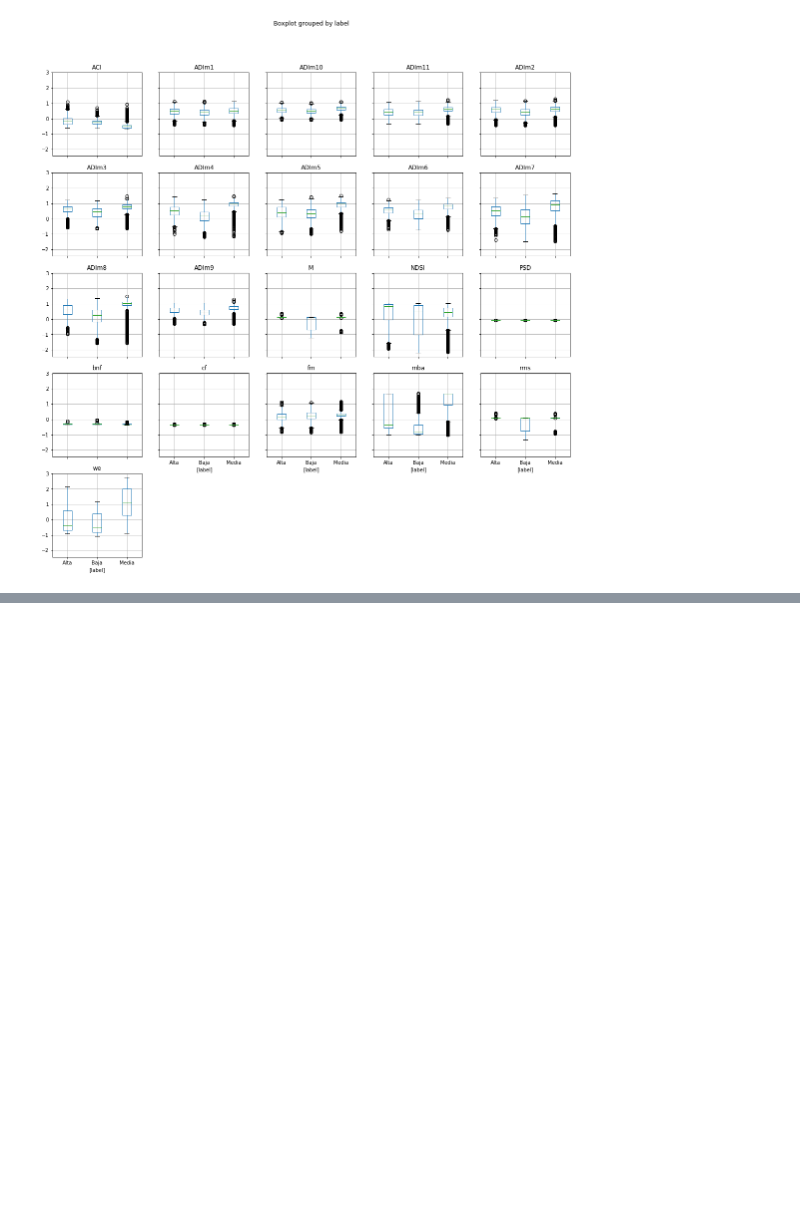
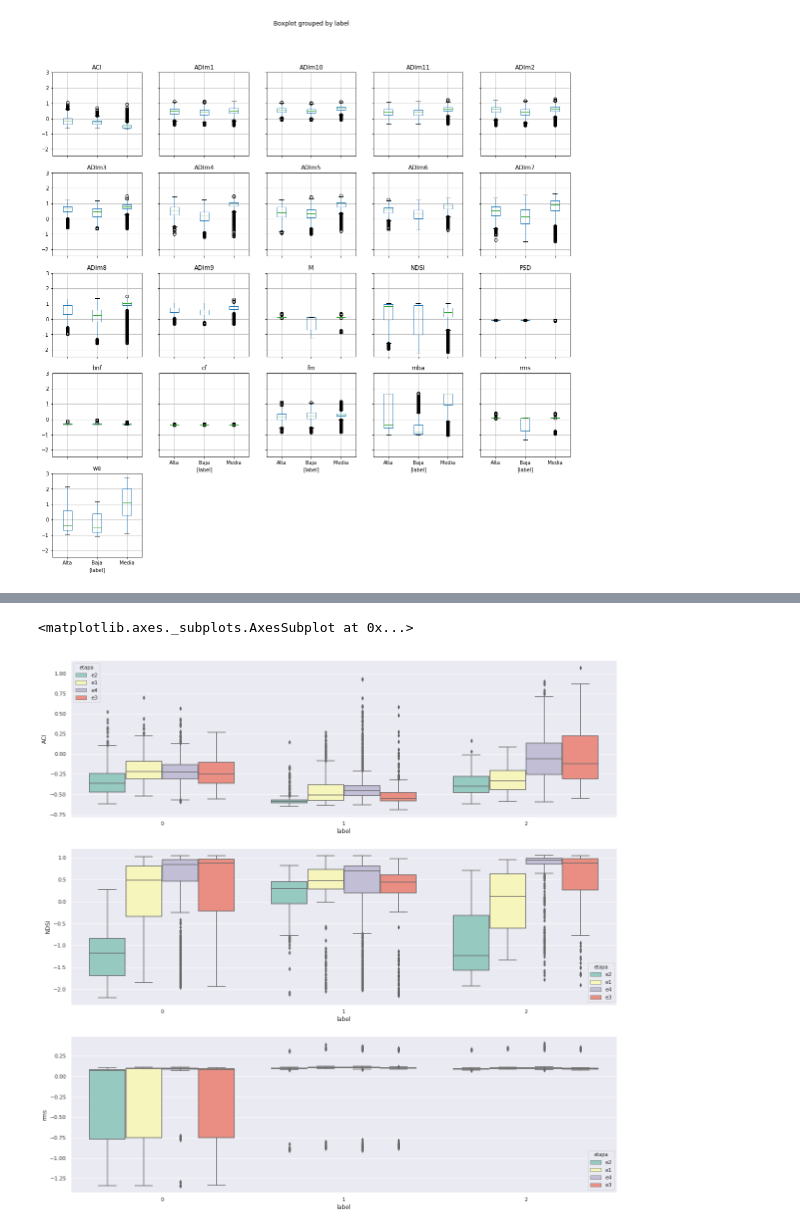
Before and after one commit to David9203/AnalisisVariables, a Jupyter notebook: Graficar boxplots/Boxplotdatos30octubre.ipynb, the cells around one changed output, grey strips where cells are left out. Saved outputs shown, nothing was run; the diff lists cells and outputs as text; code cells hidden in the pictures; blank space fills up the shorter version.

```diff
--- a/Graficar boxplots/Boxplotdatos30octubre.ipynb
+++ b/Graficar boxplots/Boxplotdatos30octubre.ipynb
@@ -164,0 +188,15 @@ ax = sns.boxplot(x="label", y="PSD", hue="etapa", data=scals, palette="Set3")
+# %%
+fig = plt.figure()
+ax1 = fig.add_subplot(311)
+ax2 = fig.add_subplot(312)
+ax3 = fig.add_subplot(313)
+var2='rms'
+var1='NDSI'
+var='ACI'
+etapa='etapa'
+sns.boxplot(x="label", y=var, hue=etapa, data=scalxlabel, palette="Set3",ax=ax1)
+sns.boxplot(x="label", y=var1, hue=etapa, data=scalxlabel, palette="Set3",ax=ax2)
+sns.boxplot(x="label", y=var2, hue=etapa, data=scalxlabel, palette="Set3",ax=ax3)
+# %% [output]
+<matplotlib.axes._subplots.AxesSubplot at 0x...>
+[figure, added]
```
Also changed, not shown: parts of 63 cells of this notebook, 2 other files.
